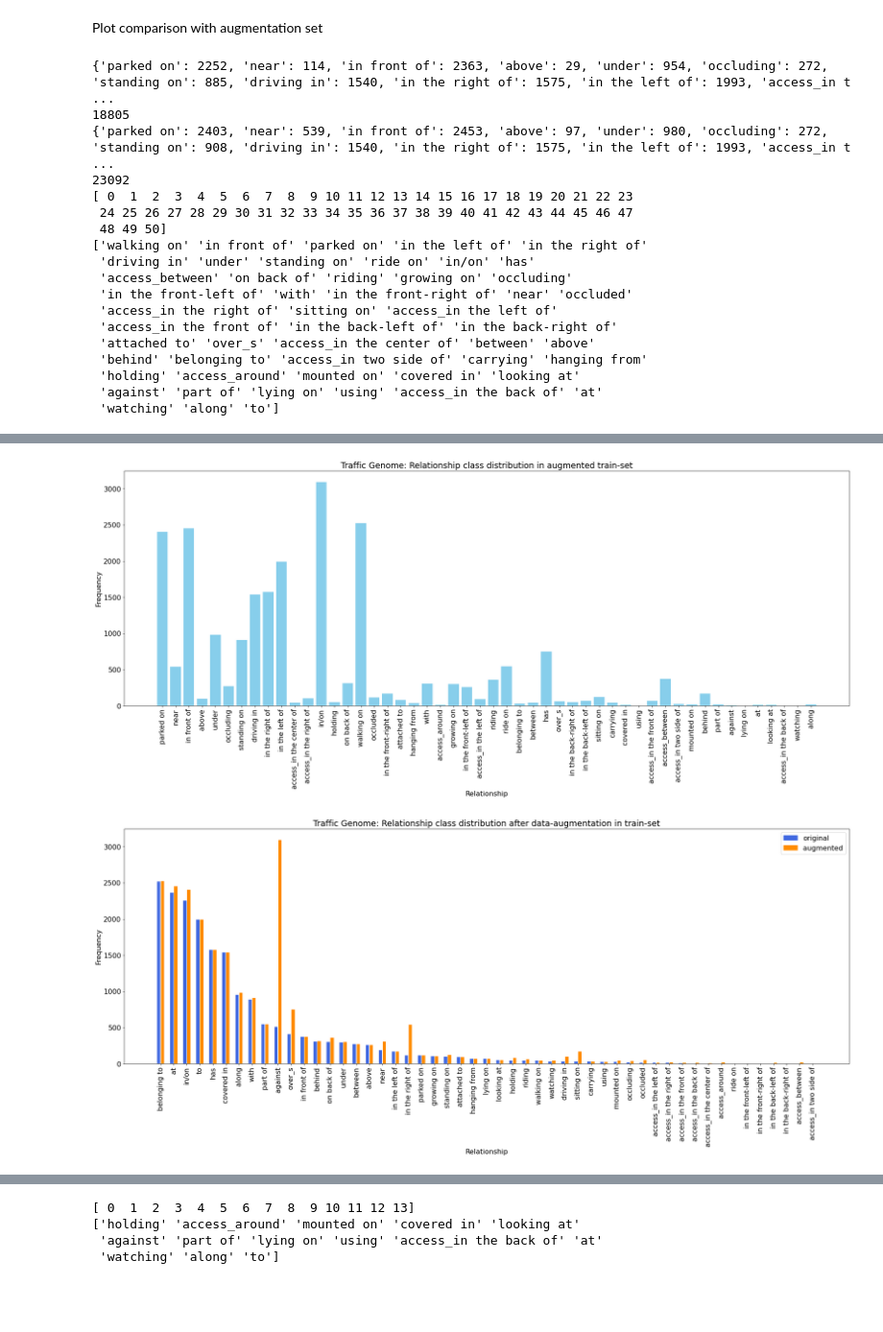
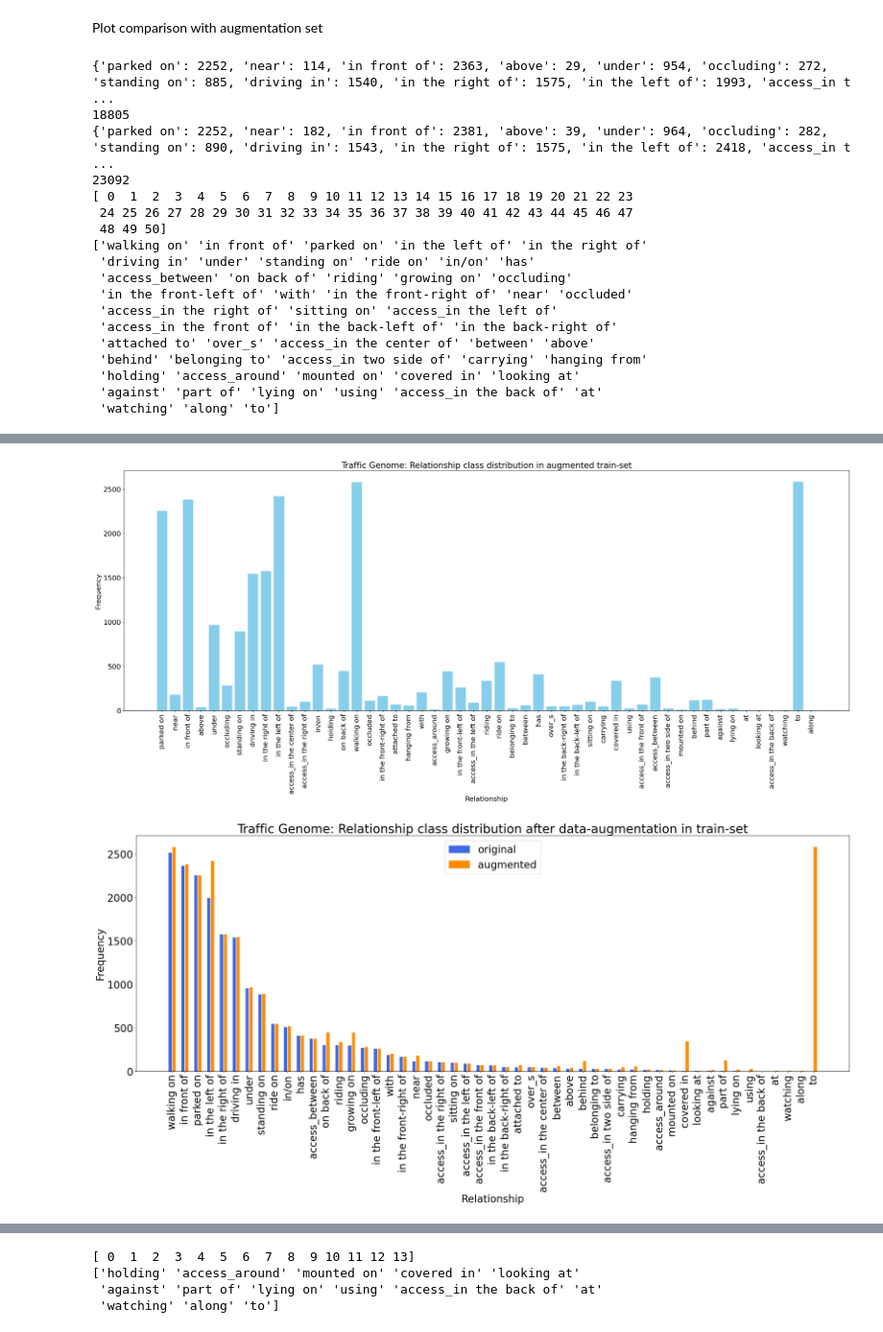
Before and after one commit to Pamasi/sgg_av, a Jupyter notebook: dataset_analysis.ipynb, the cells around one changed output, grey strips where cells are left out. Shown at 96% size. Saved outputs shown, nothing was run; the diff lists cells and outputs as text; code cells hidden in the pictures; blank space fills up the shorter version.

```diff
--- a/dataset_analysis.ipynb
+++ b/dataset_analysis.ipynb
@@ -199,11 +200,9 @@ save_stats2cv()
 # %%
-
 def show_distribution(set_name:str, thresh:Optional[int] = None, type:str='Entity', dataset:str='adria_dataset', dataset_name:str='ADRIA', augmented:bool=False ) ->Dict[str, int]:
 
-    assert type=='Entity' or type=='Relationship', 'only enetity and relationship are admissible'
+    assert type=='Entity' or type=='Relationship', 'only entity and relationship are admissible'
 
     freq_set = { }
-
 
     if type=='Entity':
         with open(f'traffic_genome_format/traffic_genome_format.json') as f:
@@ -381,22 +380,24 @@ def  plot_sort_cmp(freq_set:Dict[str, int],  freq_set_aug,  name:str,dataset_nam
 
     freq_s1 = {}
     freq_s2 = {}
-    for k  in keys:
-        freq_s1[k]  =freq_set[k]  if k in freq_set else 0
-        freq_s2[k]  =freq_set_aug[k]  if k in freq_set_aug else 0
+    for i, k  in enumerate(keys):
+        if (i > 6 and name=='Entity') or (i > 0 and name=='Relationship'):
+            freq_s1[k]  =freq_set[k]  if k in freq_set else 0
+            freq_s2[k]  =freq_set_aug[k]  if k in freq_set_aug else 0
 
 
     t_df_1= pd.DataFrame(list(freq_s1.items()), columns=[name, 'Frequency']).sort_values('Frequency',ascending=False)
 
     t_df_2 = t_df_1.copy()
 
-    for k in keys:
-        row_index = t_df_1[t_df_1[name] == k].index[0]  #
-        t_df_2.loc[row_index, 'Frequency'] = freq_s2[k]
+    for i, k in enumerate(keys):
+        if (i > 6 and name=='Entity') or (i > 0 and name=='Relationship'):
+            row_index = t_df_1[t_df_1[name] == k].index[0]  #
+            t_df_2.loc[row_index, 'Frequency'] = freq_s2[k]
 
 
 
-    plt.rcParams.update({'font.size': 16})
+    plt.rcParams.update({'font.size': 22})
 
     if thresh>0:
         df_1 = t_df_1[t_df_1['Frequency'].astype(int) < int(thresh)]
@@ -409,6 +410,7 @@ def  plot_sort_cmp(freq_set:Dict[str, int],  freq_set_aug,  name:str,dataset_nam
 
     plt.figure(figsize=(30, 10))
     # Create the bar plot
+    plt.rcParams.update({'font.size': 24})
     X_axis = np.arange(len(k_legend))
     print(X_axis)
     bar_width = 0.25
@@ -432,4 +434,4 @@ def  plot_sort_cmp(freq_set:Dict[str, int],  freq_set_aug,  name:str,dataset_nam
     plt.title(title)
 
     thresh_flag = '' if thresh== -1 else str(thresh)
-    plt.savefig(f'{name}_{dataset_name}_{set_name}_cmp_{thresh_flag}.jpg',dpi=300, bbox_inches='tight' )
+    plt.savefig(f'{name}_{dataset_name}_{set_name}_cmp_{thresh_flag}.svg',dpi=500, bbox_inches='tight')
@@ -474,29 +465,29 @@ plot_sort_all(ent_tg_train,ent_tg_val,ent_tg_test, 'Entity', 'Traffic Genome')
 # %% [markdown]
 Plot comparison with augmentation set
 # %%
-rel_tg_train =  show_distribution('train', type='Relationship', dataset='coco_traffic_genome',  dataset_name='Traffic Genome')
-rel_aug_train =  show_distribution('train', type='Relationship', dataset='coco_mix_dataset',  dataset_name='Traffic Genome', augmented=True)
+rel_tg_train =  show_distribution('train', type='Relationship', dataset='coco_traffic_genome_v2',  dataset_name='Traffic Genome')
+rel_aug_train =  show_distribution('train', type='Relationship', dataset='coco_mix_dataset_v2',  dataset_name='Traffic Genome', augmented=True)
 
-plot_sort_cmp(rel_tg_train, rel_aug_train, 'Relationship', dataset_name='Traffic Genome', set_name='train' )
+plot_sort_cmp(rel_tg_train, rel_aug_train, 'Relationship', dataset_name='Traffic Genome', set_name='train')
 # %% [output]
 {'parked on': 2252, 'near': 114, 'in front of': 2363, 'above': 29, 'under': 954, 'occluding': 272, 'standing on': 885, 'driving in': 1540, 'in the right of': 1575, 'in the left of': 1993, 'access_in t ...
 18805
-{'parked on': 2403, 'near': 539, 'in front of': 2453, 'above': 97, 'under': 980, 'occluding': 272, 'standing on': 908, 'driving in': 1540, 'in the right of': 1575, 'in the left of': 1993, 'access_in t ...
+{'parked on': 2252, 'near': 182, 'in front of': 2381, 'above': 39, 'under': 964, 'occluding': 282, 'standing on': 890, 'driving in': 1543, 'in the right of': 1575, 'in the left of': 2418, 'access_in t ...
 23092
 [ 0  1  2  3  4  5  6  7  8  9 10 11 12 13 14 15 16 17 18 19 20 21 22 23
  24 25 26 27 28 29 30 31 32 33 34 35 36 37 38 39 40 41 42 43 44 45 46 47
  48 49 50]
 ['walking on' 'in front of' 'parked on' 'in the left of' 'in the right of'
  'driving in' 'under' 'standing on' 'ride on' 'in/on' 'has'
  'access_between' 'on back of' 'riding' 'growing on' 'occluding'
  'in the front-left of' 'with' 'in the front-right of' 'near' 'occluded'
  'access_in the right of' 'sitting on' 'access_in the left of'
  'access_in the front of' 'in the back-left of' 'in the back-right of'
  'attached to' 'over_s' 'access_in the center of' 'between' 'above'
  'behind' 'belonging to' 'access_in two side of' 'carrying' 'hanging from'
  'holding' 'access_around' 'mounted on' 'covered in' 'looking at'
  'against' 'part of' 'lying on' 'using' 'access_in the back of' 'at'
  'watching' 'along' 'to']
 [figure]
-[figure, old version]
+[figure, new version]
-[figure, old version]
+[figure, new version]
```
Also changed, not shown: parts of 9 cells of this notebook, 39 other files.
